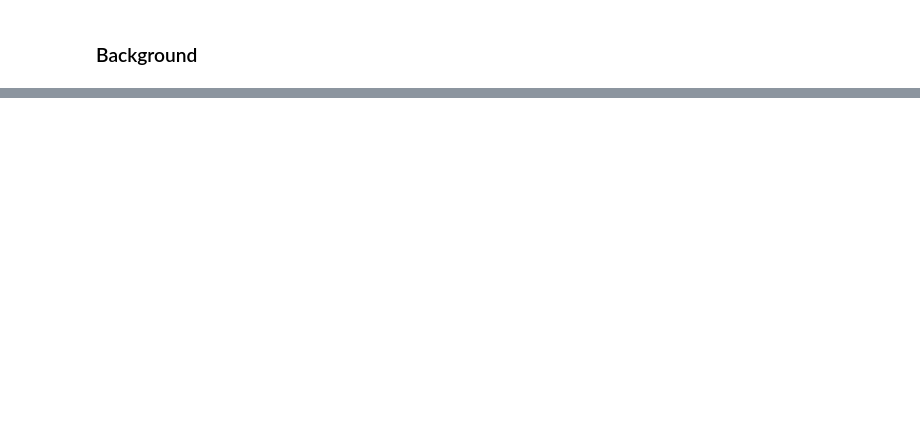
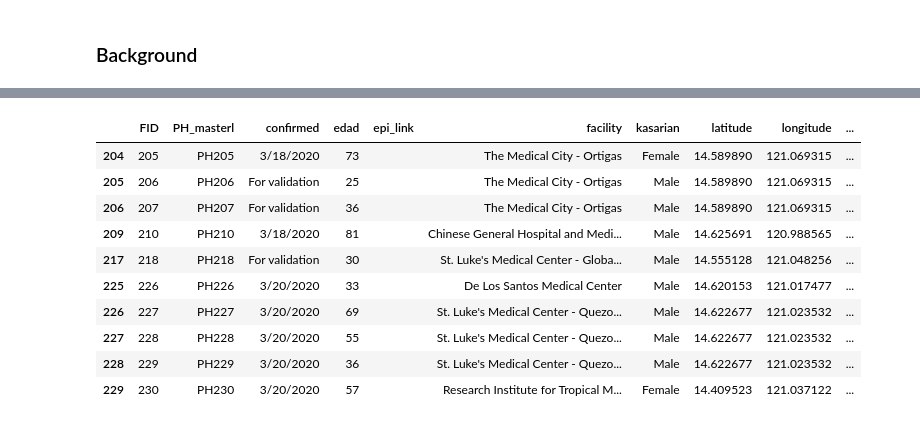
Before and after one commit to andrewnyu/analytics-projects, a Jupyter notebook: PH NCOV Network Analysis.ipynb, the cells around one changed output, grey strips where cells are left out. Cells and saved outputs as stored; diff of their text form; code cells hidden in the pictures; blank space fills up the shorter version.

```diff
--- a/PH NCOV Network Analysis.ipynb
+++ b/PH NCOV Network Analysis.ipynb
@@ -197,0 +243,14 @@ df
+# %%
+df[(df['petsa']==None) | (df['petsa'] == ' ')]
+# %% [output]
+|  | FID | PH_masterl | confirmed | edad | epi_link | facility | kasarian | latitude | longitude | ... |
+| 204 | 205 | PH205 | 3/18/2020 | 73 |  | The Medical City - Ortigas | Female | 14.589890 | 121.069315 | ... |
+| 205 | 206 | PH206 | For validation | 25 |  | The Medical City - Ortigas | Male | 14.589890 | 121.069315 | ... |
+| 206 | 207 | PH207 | For validation | 36 |  | The Medical City - Ortigas | Male | 14.589890 | 121.069315 | ... |
+| 209 | 210 | PH210 | 3/18/2020 | 81 |  | Chinese General Hospital and Medi... | Male | 14.625691 | 120.988565 | ... |
+| 217 | 218 | PH218 | For validation | 30 |  | St. Luke's Medical Center - Globa... | Male | 14.555128 | 121.048256 | ... |
+| 225 | 226 | PH226 | 3/20/2020 | 33 |  | De Los Santos Medical Center | Male | 14.620153 | 121.017477 | ... |
+| 226 | 227 | PH227 | 3/20/2020 | 69 |  | St. Luke's Medical Center - Quezo... | Male | 14.622677 | 121.023532 | ... |
+| 227 | 228 | PH228 | 3/20/2020 | 55 |  | St. Luke's Medical Center - Quezo... | Male | 14.622677 | 121.023532 | ... |
+| 228 | 229 | PH229 | 3/20/2020 | 36 |  | St. Luke's Medical Center - Quezo... | Male | 14.622677 | 121.023532 | ... |
+| 229 | 230 | PH230 | 3/20/2020 | 57 |  | Research Institute for Tropical M... | Female | 14.409523 | 121.037122 | ... |
```
Also changed, not shown: parts of 13 cells of this notebook, 1 other file.
